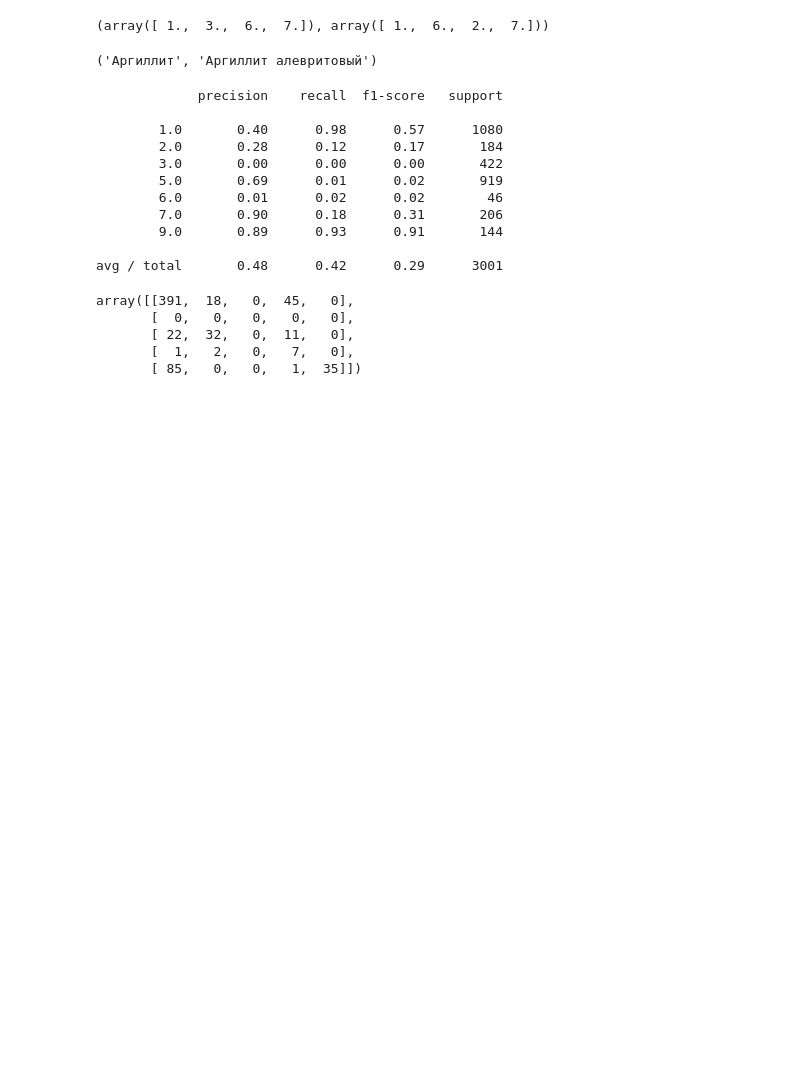
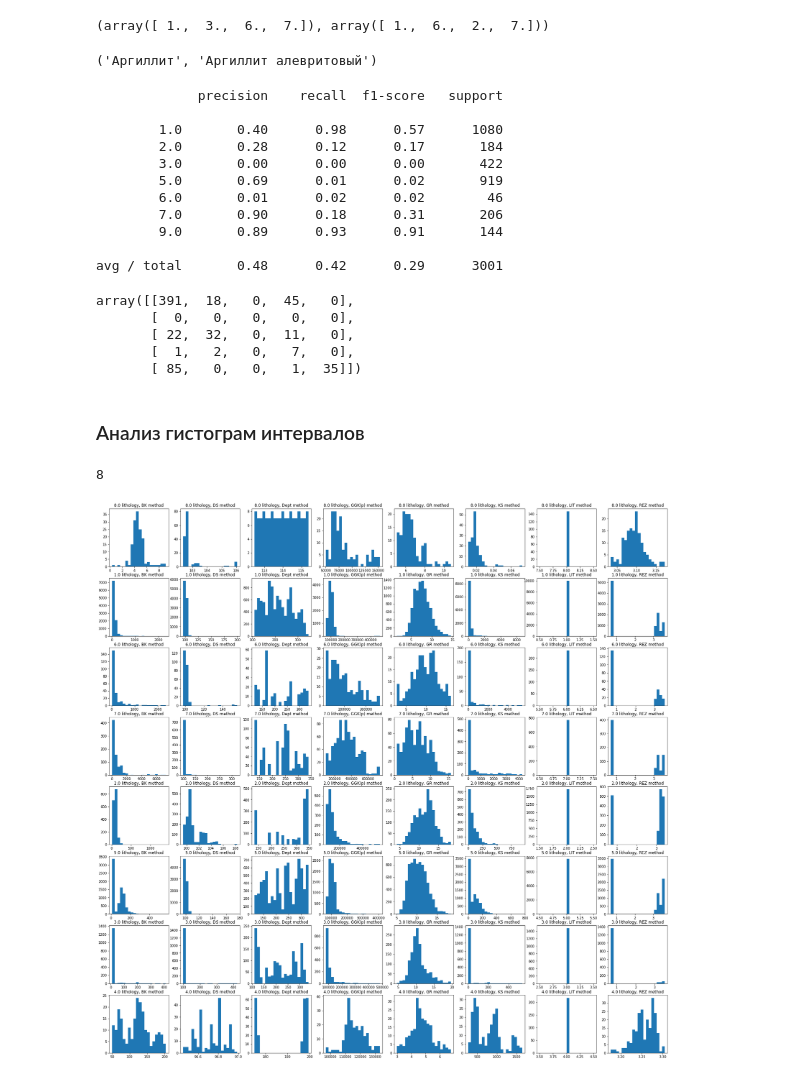
Before and after one commit to churnikov/carrot, a Jupyter notebook: nikita/digdes_data_analysis.ipynb, the cells around one changed output. Drawn from its saved outputs; the diff is of its cells as text; code cells hidden in the pictures; blank space fills up the shorter version.

Commit message:
computed histograms for each interval of lithologies

```diff
--- a/nikita/digdes_data_analysis.ipynb
+++ b/nikita/digdes_data_analysis.ipynb
@@ -575,3 +595,29 @@ array([[391,  18,   0,  45,   0],
        [ 22,  32,   0,  11,   0],
        [  1,   2,   0,   7,   0],
        [ 85,   0,   0,   1,  35]])
+# %% [markdown]
+### Анализ гистограм интервалов
+# %%
+counts = dict()
+counts_descr = dict()
+# %%
+for lit in dtf_concated.dropna().LIT.unique():
+    if not pd.isnull(lit):
+        descr = dtf_concated.dropna()[dtf_concated.dropna().LIT == lit]
+        intervals = dict()
+        for v in descr.columns:
+            intervals[v] = descr[v].values
+        counts_descr[lithology[lit]] = intervals
+        counts[lit] = intervals
+# %%
+len(counts[1])
+# %% [output]
+8
+# %%
+fig, axis = plt.subplots(len(counts), len(counts[1]), figsize=(30, 30))
+for i, val_d in enumerate(counts.items()):
+    for j, val in enumerate(val_d[1].items()):
+        axis[i, j].hist(val[1], bins=20)
+        axis[i, j].set_title('{} lithology, {} method'.format(val_d[0], val[0]))
+# %% [output]
+[figure, added]
```
Also changed, not shown: parts of 6 cells of this notebook.
